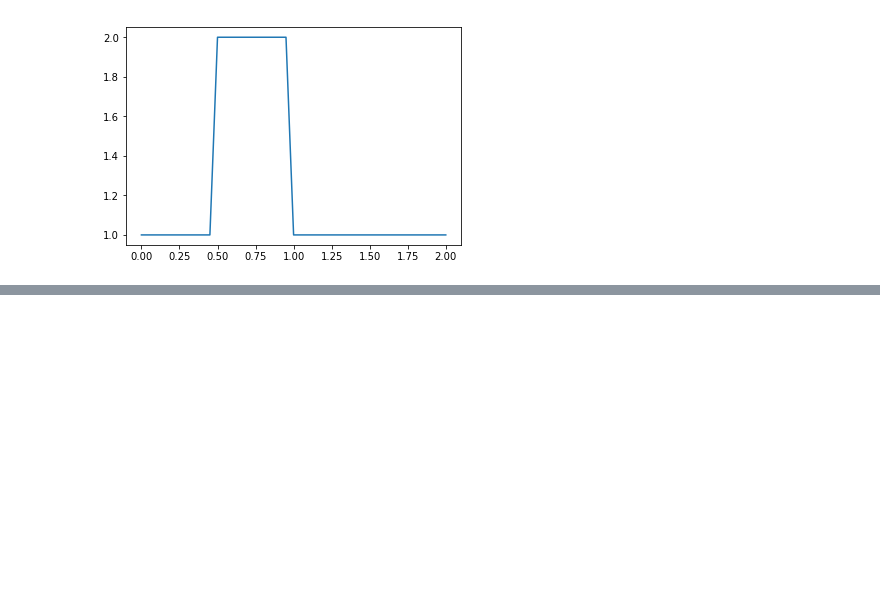
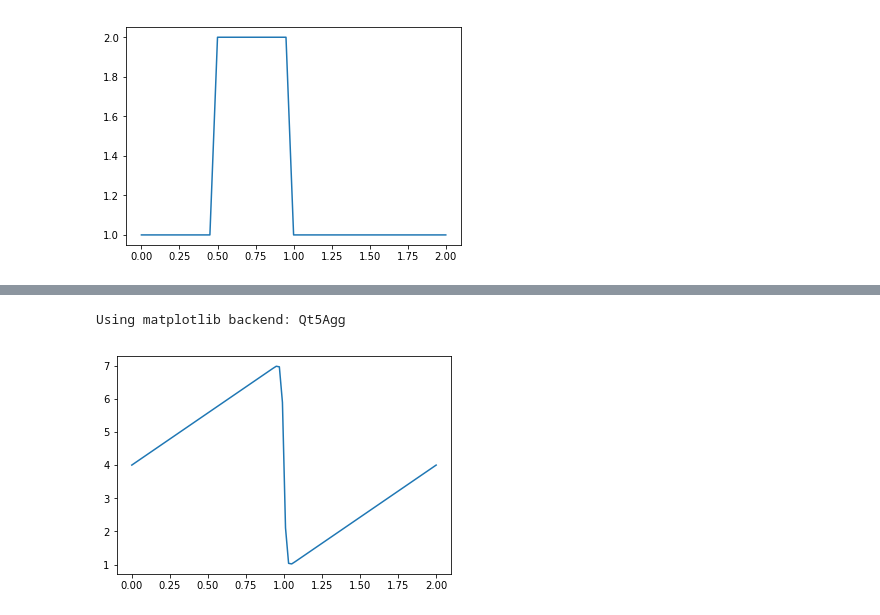
Before and after one commit to mantarfish/stuff, a Jupyter notebook: simple_fluid_dynamic.ipynb, the cells around one changed output, grey strips where cells are left out. Saved outputs shown, nothing was run; the diff lists cells and outputs as text; code cells hidden in the pictures; blank space fills up the shorter version.

```diff
--- a/simple_fluid_dynamic.ipynb
+++ b/simple_fluid_dynamic.ipynb
@@ -89,0 +165,19 @@ HTML(anim.to_html5_video())
+# %%
+%matplotlib
+
+def animate(history, nx, nt):
+    fig, ax = plt.subplots()
+    line, = ax.plot(np.linspace(0, 2, nx), history[0])
+
+    def animate(i):
+        line.set_ydata(history[i])
+        return line,
+
+    anim = animation.FuncAnimation(fig, animate, frames=nt, interval=20)
+    # return anim.to_html5_video()
+# HTML(animate(burgers(nx, nt), nx, nt))
+animate(burgers(nx, nt), nx, nt)
+plt.show()
+# %% [output]
+Using matplotlib backend: Qt5Agg
+[figure, added]
```
Also changed, not shown: parts of 10 cells of this notebook, 1 other file.
